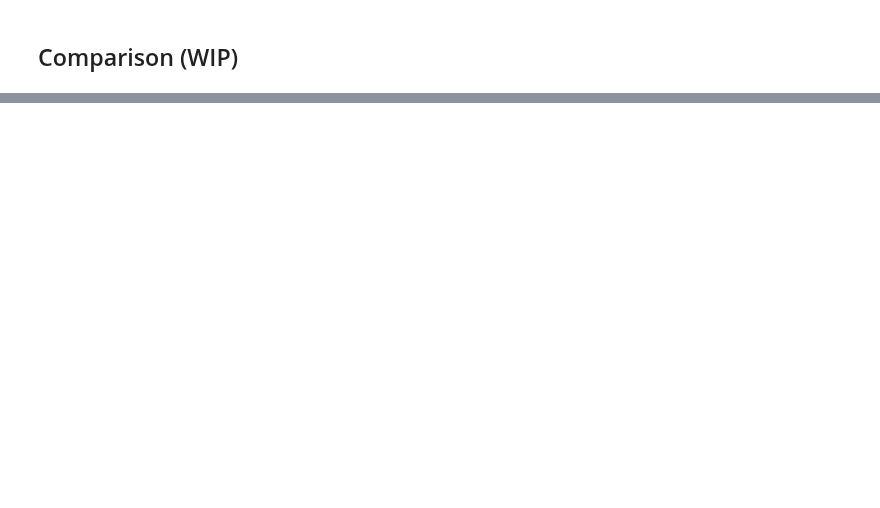
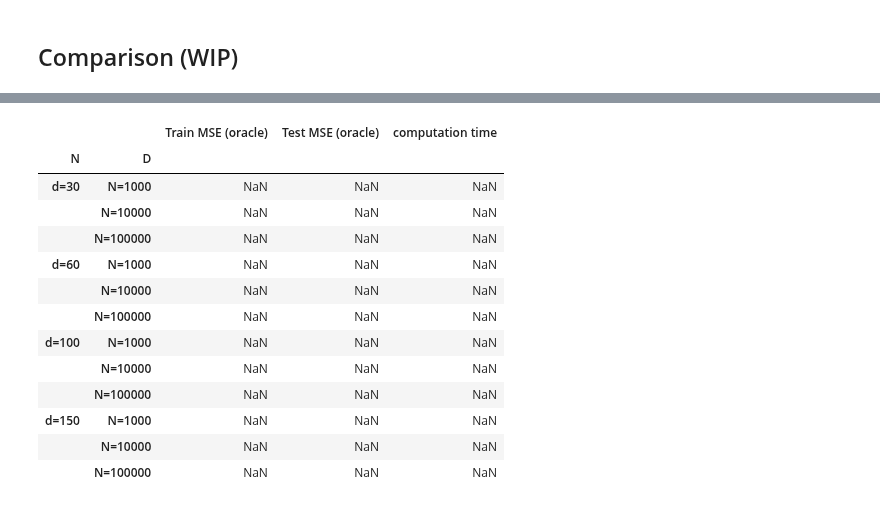
Before and after one commit to tomer1812/pydts, a Jupyter notebook: docs/Simple Simulation.ipynb, the cells around one changed output, grey strips where cells are left out. Cells and saved outputs as stored; diff of their text form; code cells hidden in the pictures; blank space fills up the shorter version.

```diff
--- a/docs/Simple Simulation.ipynb
+++ b/docs/Simple Simulation.ipynb
@@ -185,0 +224,19 @@ pd.DataFrame(index=['N=1000', 'N=10000', 'N=100000'], columns=['Train MSE (oracl
+# %%
+pd.DataFrame(index=pd.MultiIndex.from_product([['d=30', 'd=60', 'd=100', 'd=150'],
+                                               ['N=1000', 'N=10000', 'N=100000']], names=['N', 'D']),
+             columns=['Train MSE (oracle)', 'Test MSE (oracle)', 'computation time'])
+# %% [output]
+|  |  | Train MSE (oracle) | Test MSE (oracle) | computation time |
+| N | D |  |  |  |
+| d=30 | N=1000 | NaN | NaN | NaN |
+|  | N=10000 | NaN | NaN | NaN |
+|  | N=100000 | NaN | NaN | NaN |
+| d=60 | N=1000 | NaN | NaN | NaN |
+|  | N=10000 | NaN | NaN | NaN |
+|  | N=100000 | NaN | NaN | NaN |
+| d=100 | N=1000 | NaN | NaN | NaN |
+|  | N=10000 | NaN | NaN | NaN |
+|  | N=100000 | NaN | NaN | NaN |
+| d=150 | N=1000 | NaN | NaN | NaN |
+|  | N=10000 | NaN | NaN | NaN |
+|  | N=100000 | NaN | NaN | NaN |
```
Also changed, not shown: parts of 8 cells of this notebook, 1 other file.
